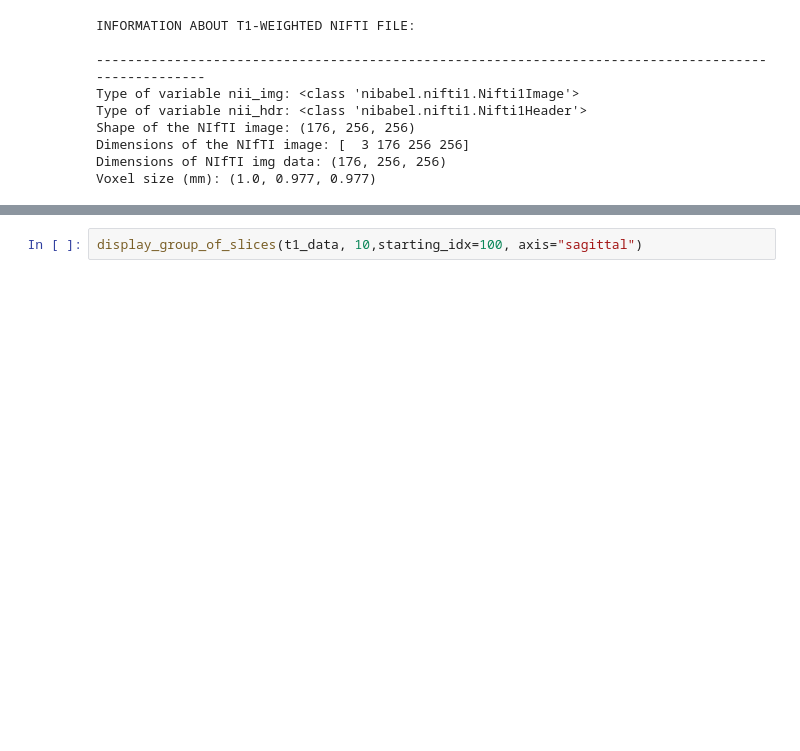
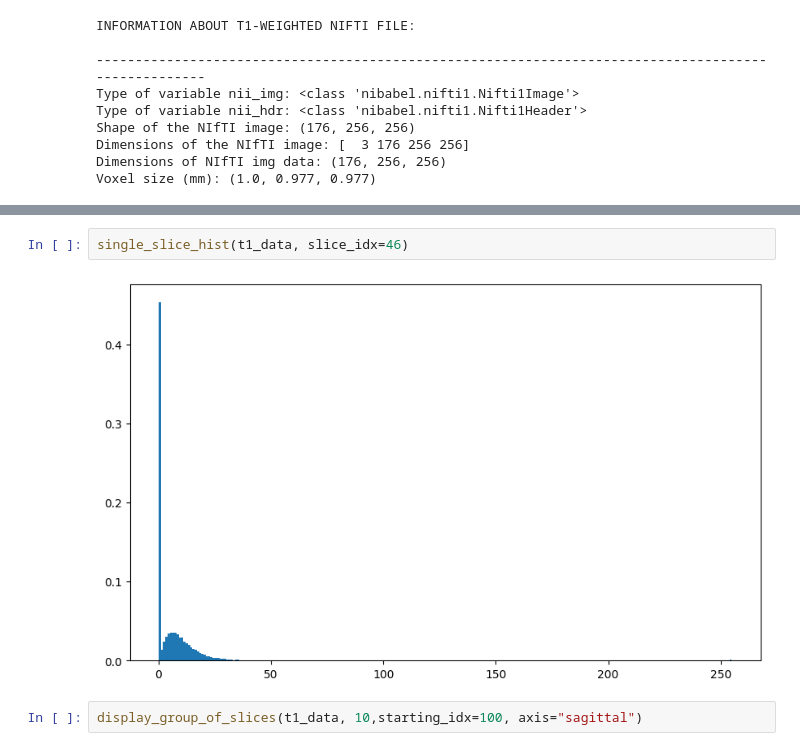
Before and after one commit to tommydelu/MRI-analysis-pipeline, a Jupyter notebook: data_exploration.ipynb, the cells around one changed output, grey strips where cells are left out. Cells and saved outputs as stored; diff of their text form; blank space fills up the shorter version.

```diff
--- a/data_exploration.ipynb
+++ b/data_exploration.ipynb
@@ -210,3 +345,7 @@ display_single_slice(t1_data, slice_idx=79, axis='sagittal') # axial = from the
+# %%
+single_slice_hist(t1_data, slice_idx=46)
+# %% [output]
+[figure, added]
 # %%
 display_group_of_slices(t1_data, 10,starting_idx=100, axis="sagittal")
 # %% [output]
```
Also changed, not shown: parts of 7 cells of this notebook.
